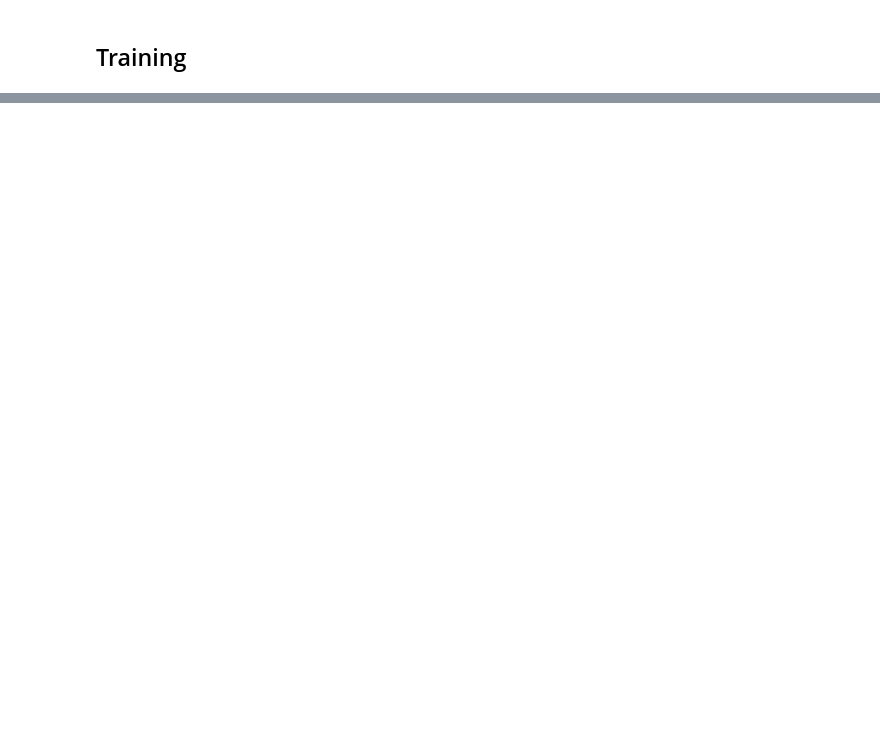
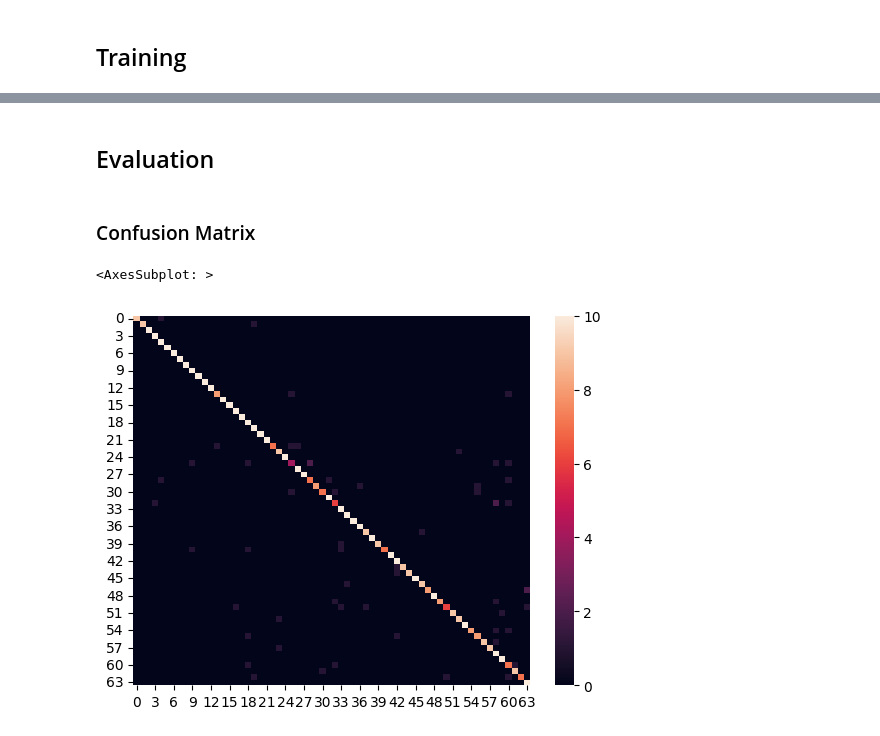
Before and after one commit to facupalavecino/ecd-trabajo-final, a Jupyter notebook: notebooks/2d_model.ipynb, the cells around one changed output, grey strips where cells are left out. Cells and saved outputs as stored; diff of their text form; code cells hidden in the pictures; blank space fills up the shorter version.

```diff
--- a/notebooks/2d_model.ipynb
+++ b/notebooks/2d_model.ipynb
@@ -14,3 +9,7 @@ INFO:__main__:This is an info message
 # %%
 from recognizer.utils.constants import DATASET_DIR, TARGET_TO_ENCODING
 from recognizer.utils.utils import get_metadata_from_filename
+# %%
+BATCH_SIZE = 128
+NUM_CLASSES = 64
+EPOCHS = 60
@@ -70,6 +70,3 @@ testing_set = metadata.groupby(["target", "subject"], as_index=False).apply(fn)
 testing_set.index = testing_set.index.droplevel(0)
 
 training_set = metadata.loc[~metadata.index.isin(testing_set.index), :]
-# %%
-training_set = training_set.sample(frac=0.3)
-testing_set = testing_set.sample(frac=0.3)
@@ -99,4 +99,0 @@ Training/testing set: (768, 192)
-# %%
-BATCH_SIZE = 64
-NUM_CLASSES = 64
-EPOCHS = 2
@@ -167,0 +289,11 @@ INFO:recognizer.trainers.trainer:Epoch 3: Test Accuracy: 0.00
+# %% [markdown]
+## Evaluation
+# %% [markdown]
+### Confusion Matrix
+# %%
+import seaborn as sns
+
+sns.heatmap(data=cm)
+# %% [output]
+<AxesSubplot: >
+[figure, added]
```
Also changed, not shown: parts of 19 cells of this notebook, 1 other file.
